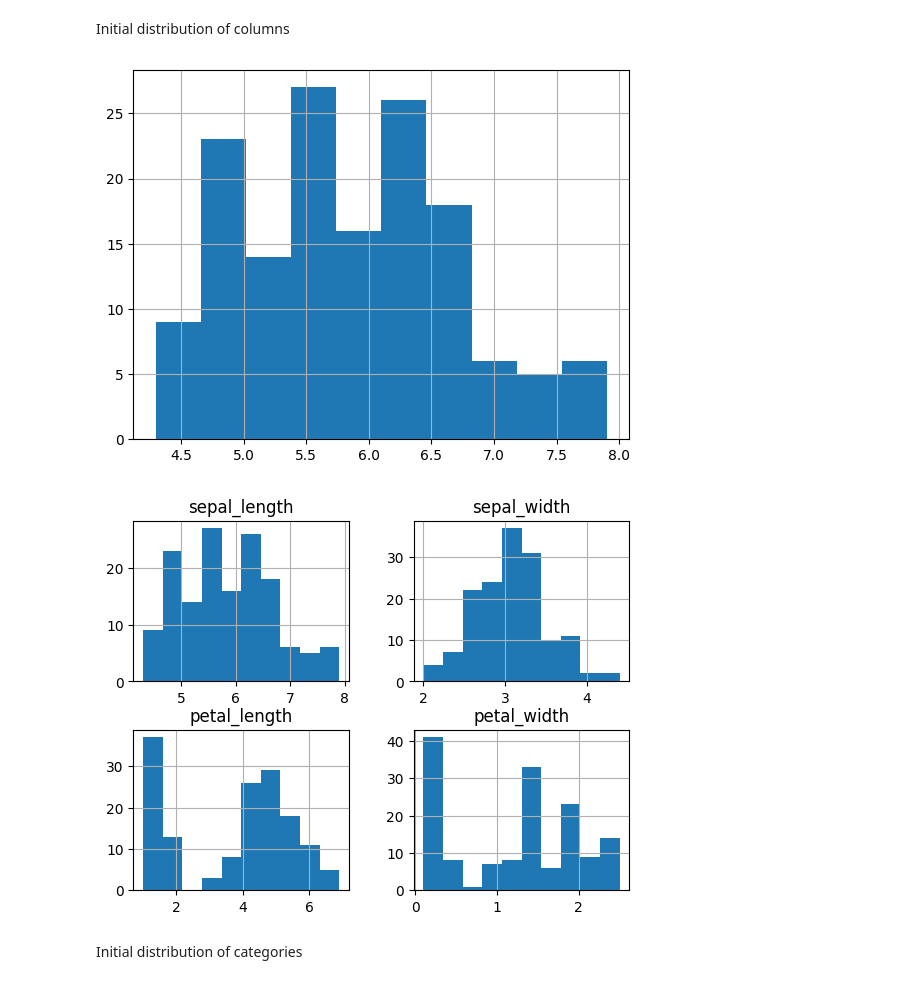
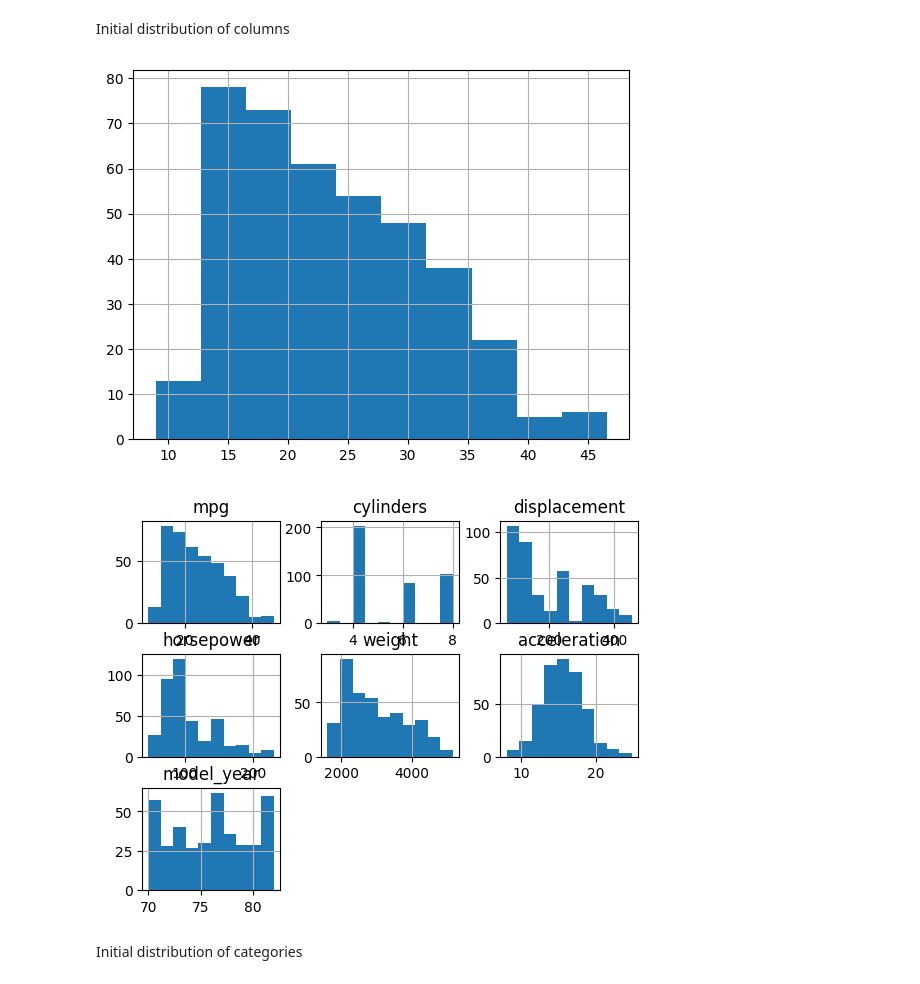
Before and after one commit to dfintel25/datafun-06-eda, a Jupyter notebook: fintel_eda.ipynb, the cells around one changed output. Drawn from its saved outputs; the diff is of its cells as text; code cells hidden in the pictures.

```diff
--- a/fintel_eda.ipynb
+++ b/fintel_eda.ipynb
@@ -12,7 +12,7 @@ import seaborn as sns
 Acquire the dataset
 # %%
 # Load the dataset into a pandas DataFrame - adjust this process for your custom data
-df = sns.load_dataset('iris')
+df = sns.load_dataset('mpg')
 
 # Inspect first rows of the DataFrame
 print(df.head())
@@ -66,16 +82,16 @@ max        7.900000     4.400000      6.900000     2.500000
 Initial distribution of columns
 # %%
 # Inspect histogram by numerical column
-df['sepal_length'].hist()
+df['mpg'].hist()
 
 # Inspect histograms for all numerical columns
 df.hist()
 
 # Show all plots
 plt.show()
 # %% [output]
-[figure, old version]
+[figure, new version]
-[figure, old version]
+[figure, new version]
 # %% [markdown]
 Initial distribution of categories
 # %%
```
Also changed, not shown: parts of 4 cells of this notebook, 1 other file.
